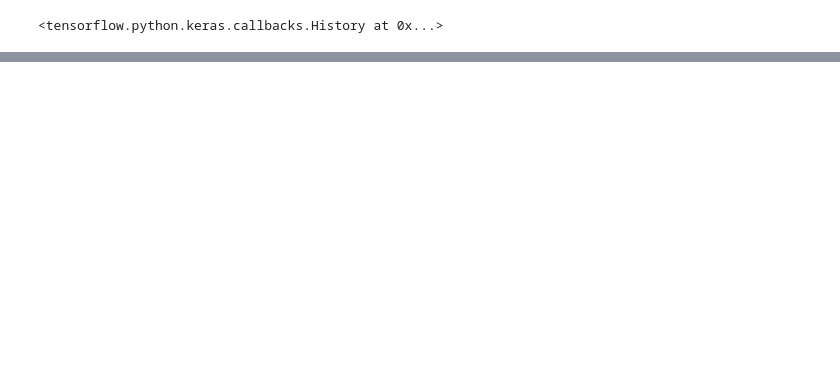
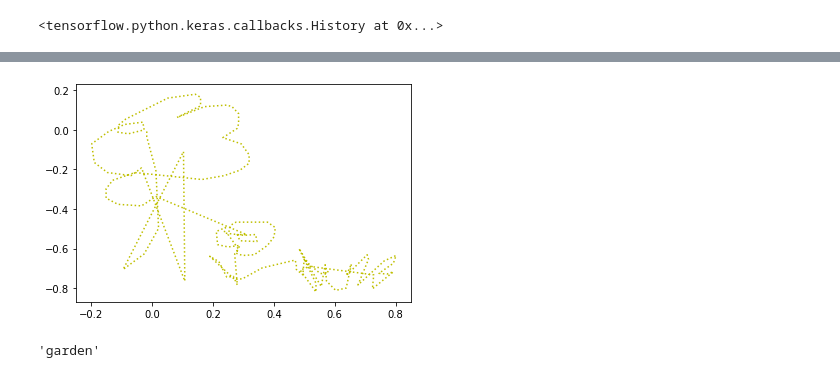
Before and after one commit to sinjy1203/handson_ML, a Jupyter notebook: chapter15.ipynb, the cells around one changed output, grey strips where cells are left out. Saved outputs shown, nothing was run; the diff lists cells and outputs as text; code cells hidden in the pictures; blank space fills up the shorter version.

```diff
--- a/chapter15.ipynb
+++ b/chapter15.ipynb
@@ -349,0 +715,23 @@ from tensorflow import keras
+# %%
+def quickdraw_dataset(filepaths, batch_size=32, shuffle_buffer_size=None,
+                     n_parse_threads=5, n_read_threads=5, cache=False):
+    dataset = tf.data.TFRecordDataset(filepaths,
+                                      num_parallel_reads=n_read_threads)
+
+    if cache:
+        dataset = dataset.cache()
+    if shuffle_buffer_size:
+        dataset = dataset.shuffle(shuffle_buffer_size)
+    dataset = dataset.batch(batch_size)
+    dataset = dataset.map(parse, num_parallel_calls=n_parse_threads)
+    return dataset.prefetch(1)
+# %%
+train_set = quickdraw_dataset(train_files, shuffle_buffer_size=10000)
+valid_set = quickdraw_dataset(eval_files[:5])
+test_set = quickdraw_dataset(eval_files[5:])
+# %%
+sketch, length, label = None, None, None
+for sketches, lengths, labels in train_set.take(1):
+    sketch = sketches[0]
+    length = lengths[0]
+    label = labels[0]
@@ -349,0 +758,17 @@ from tensorflow import keras
+# %%
+origin = np.zeros((3), dtype='float32')[np.newaxis, :]
+sketch_ = np.r_[origin, sketch]
+stroke_end_indices = np.argwhere(sketch_[:, -1] == 1.)[:, 0]
+coordinates = np.cumsum(sketch[:, :2], axis=0)
+strokes = np.split(coordinates, stroke_end_indices + 1)
+# %%
+plt.plot(coordinates[:, 0], - coordinates[:, 1], "y:")
+# for stroke in strokes:
+#     plt.plot(stroke[:, 0], -stroke[:, 1], ".-")
+plt.show()
+# %% [output]
+[figure, added]
+# %%
+class_names[label.numpy()]
+# %% [output]
+'garden'
```
Also changed, not shown: parts of 43 cells of this notebook.
